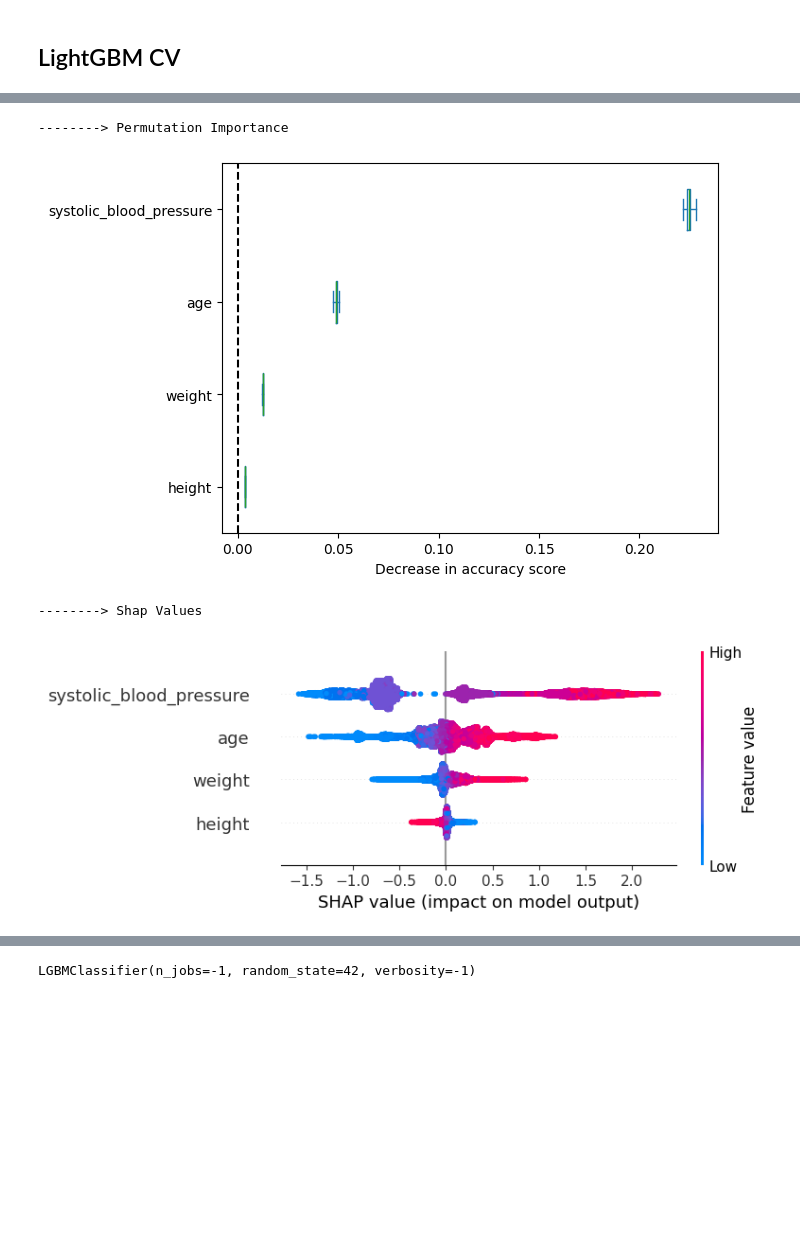
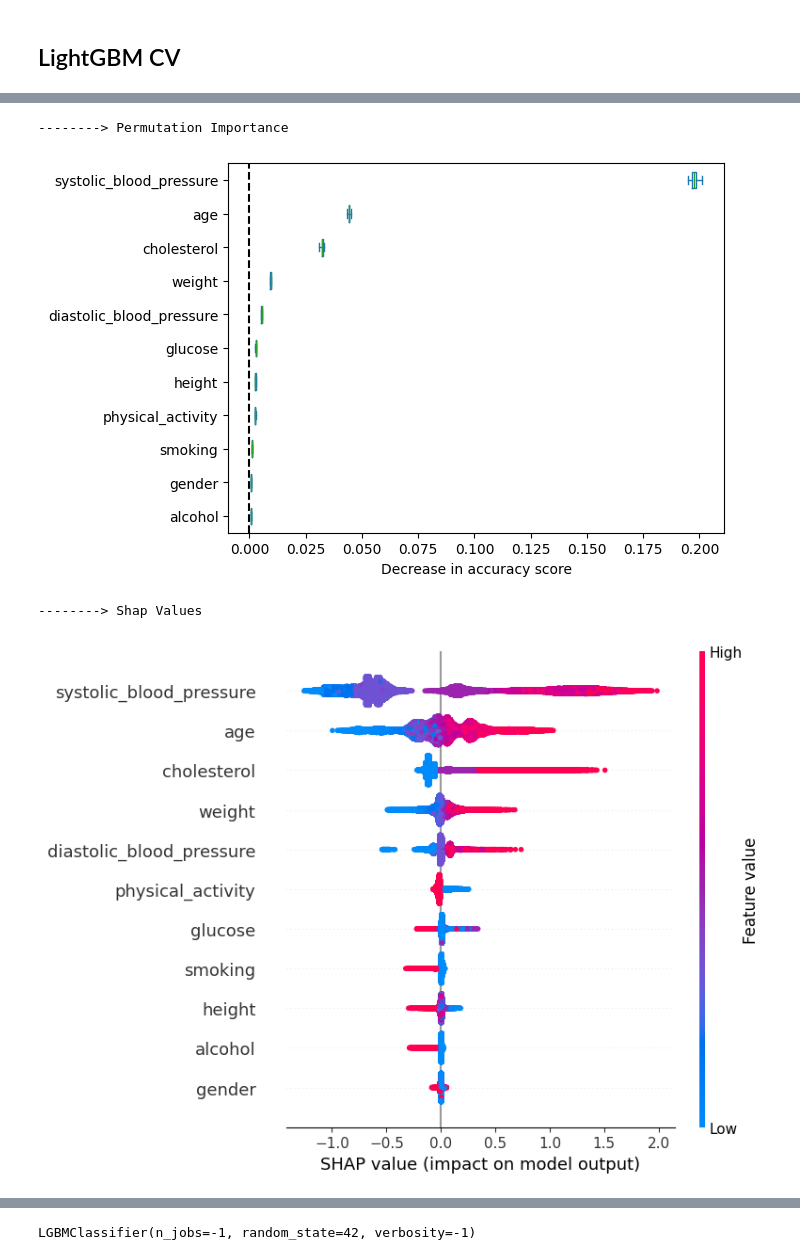
Before and after one commit to juniorcl/data-science-toolkit-depreceated, a Jupyter notebook: notebooks/automl_lightgbm_classification_tests.ipynb, the cells around one changed output, grey strips where cells are left out. Cells and saved outputs as stored; diff of their text form; code cells hidden in the pictures; blank space fills up the shorter version.

Commit message:
finished lightgbm classifier functions

```diff
--- a/notebooks/automl_lightgbm_classification_tests.ipynb
+++ b/notebooks/automl_lightgbm_classification_tests.ipynb
@@ -224,30 +244,35 @@ def get_permutation_importance(model, X, y, scoring, random_state, n_repeats=5):
 
     return df_results
 # %%
-def automl_lgbm_classifier_cv(X_train, y_train, X_test, y_test, selection_method='sfm', target='target', cv=3, n_trials=100, scoring='roc_auc', direction='maximize'):
+def automl_lgbm_classifier_cv(
+    X_train, y_train, X_test, y_test, selection_method='sfm', target='target', cv=3, n_trials=100, scoring='roc_auc', direction='maximize', random_state=42):
 
     dict_results = {}
 
     print('--------> Standard Model')
 
-    standard_model = fit_lgbm_classifier_cv(X_train=X_train, y_train=y_train, X_test=X_test, y_test=y_test, target=target, cv=cv, random_state=random_state)
+    standard_model = fit_lgbm_classifier_cv(X_train=X_train, y_train=y_train, X_test=X_test, y_test=y_test, selected_features=None, target=target, cv=cv, random_state=random_state)
 
     dict_results['standard_model'] = standard_model
 
-    print('\n--------> Feature Selection')
-
     if selection_method == 'sfm':
 
-        print('---------------> Select From Model')
+        print('\n--------> Feature Selection', '\n---------------> Select From Model')
 
         list_selected_features = select_from_model(
             estimator=LGBMClassifier(verbosity=-1, random_state=random_state, n_jobs=-1), X_train=X_train, y_train=y_train, target=target)
 
         dict_results['selected_features'] = list_selected_features
 
+        selected_features_model = fit_lgbm_classifier_cv(
+            X_train=X_train, y_train=y_train, X_test=X_test, y_test=y_test,
+            selected_features=list_selected_features, target=target, cv=cv, random_state=random_state)
+
+        dict_results['selected_features_model'] = selected_features_model
+
     elif selection_method == 'boruta':
 
-        print('---------------> Boruta Shap')
+        print('\n--------> Feature Selection', '\n---------------> Boruta Shap')
 
         list_selected_features = boruta_shap_classification(
             X_train=X_train, y_train=y_train, model=LGBMClassifier(verbosity=-1, random_state=random_state, n_jobs=-1),
@@ -255,46 +280,50 @@ def automl_lgbm_classifier_cv(X_train, y_train, X_test, y_test, selection_method
 
         dict_results['selected_features'] = list_selected_features
 
-    selected_features_model = fit_lgbm_classifier_cv(
-        X_train=X_train[list_selected_features], y_train=y_train,
-        X_test=X_test[list_selected_features], y_test=y_test, target=target, cv=cv, random_state=random_state)
+        selected_features_model = fit_lgbm_classifier_cv(
+            X_train=X_train, y_train=y_train, X_test=X_test, y_test=y_test,
+            selected_features=list_selected_features, target=target, cv=cv, random_state=random_state)
 
-    dict_results['selected_features_model'] = selected_features_model
+        dict_results['selected_features_model'] = selected_features_model
+
+    else:
+
+        list_selected_features = None
 
     print('\n--------> Hyperparameter Tuning')
 
     params = tune_params_lgbm_classifier_cv(
-        X_train, y_train, list_selected_features, n_trials=n_trials, target=target, scoring=scoring, direction=direction)
+        X_train, y_train, selected_features=list_selected_features, n_trials=n_trials, target=target, scoring=scoring, direction=direction, random_state=random_state)
 
     dict_results['best_params'] = params
 
     model = fit_lgbm_classifier_cv(
-        X_train=X_train[list_selected_features], y_train=y_train, X_test=X_test[list_selected_features],
-        y_test=y_test, target=target, cv=cv, params=params, random_state=random_state)
+        X_train=X_train, y_train=y_train, X_test=X_test, y_test=y_test, params=params,
+        selected_features=list_selected_features, target=target, cv=cv, random_state=random_state)
 
     dict_results['model'] = model
 
     print('\n--------> Feature Importance')
 
-    df_imp = get_tree_feature_importance(model, X_train[list_selected_features])
+    df_imp = get_tree_feature_importance(model, X_train, selected_features=list_selected_features)
 
     dict_results['feature_importance'] = df_imp
 
     print('\n--------> Permutation Importance')
 
-    df_perm = get_permutation_importance(model, X[list_selected_features], y[target], scoring=scoring, random_state=random_state, n_repeats=5)
+    df_perm = get_permutation_importance(model, X, y, target=target, selected_features=list_selected_features, scoring=scoring, random_state=random_state, n_repeats=5)
 
     dict_results['permutation_importance'] = df_perm
 
     print('\n--------> Shap Values')
 
-    get_tree_summary_plot(model, X_train[list_selected_features])
+    get_tree_summary_plot(model, X_train, selected_features=list_selected_features)
 
     return dict_results
 # %%
 %%time
 dict_results = automl_lgbm_classifier_cv(
-    X_train=X_train, y_train=y_train, X_test=X_test, y_test=y_test, selection_method='sfm', target='disease', cv=3, n_trials=100, scoring='roc_auc', direction='maximize')
+    X_train=X_train, y_train=y_train, X_test=X_test, y_test=y_test, selection_method=None, target='disease', cv=3, n_trials=10, scoring='roc_auc', direction='maximize')
 # %% [output]
 --------> Standard Model
 ---------------> Modeling
@@ -320,4 +342,4 @@ Test  Validation  ROC AUC: 0.8, KS: 0.47
 --------> Permutation Importance
-[figure, old version]
+[figure, new version]
 --------> Shap Values
-[figure, old version]
+[figure, new version]
```
Also changed, not shown: parts of 16 cells of this notebook, 4 other files.
